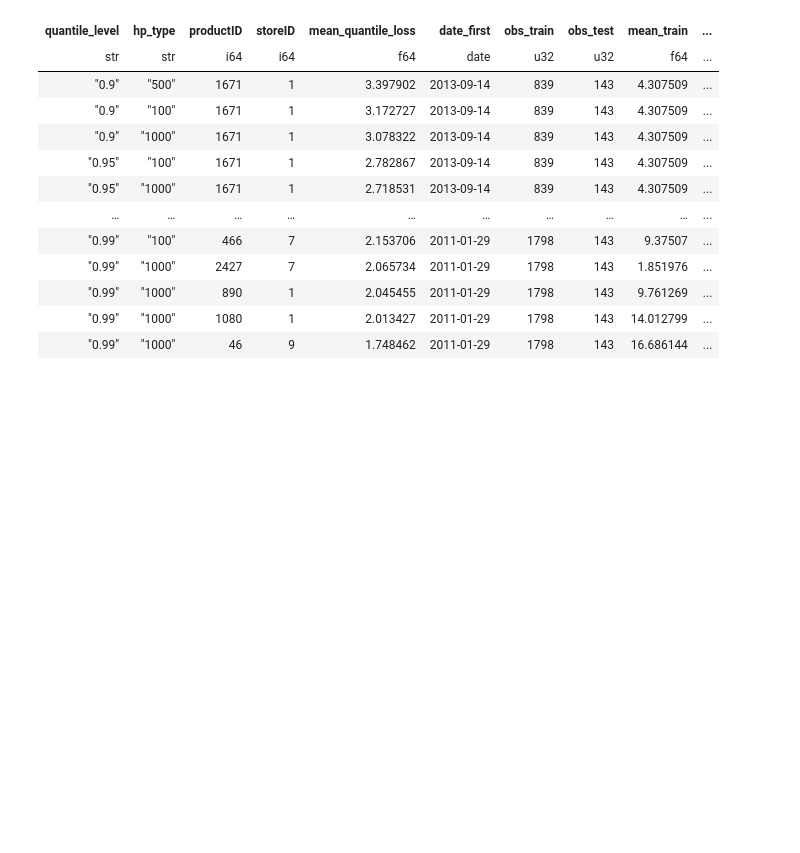
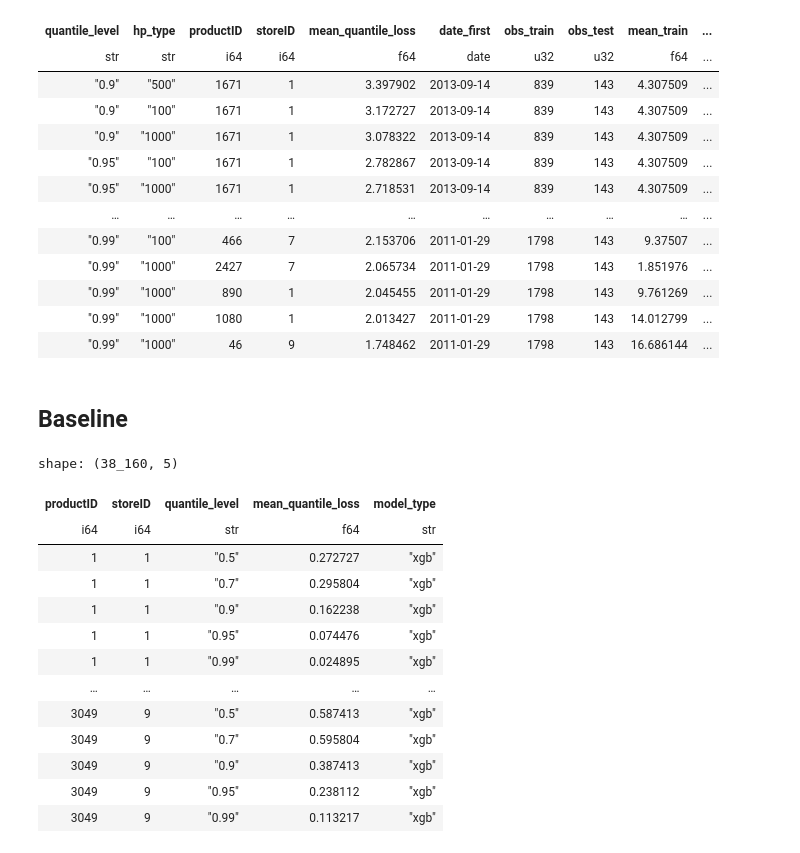
Before and after one commit to ivn23/bench-time, a Jupyter notebook: pipeline_test.ipynb, the cells around one changed output. Drawn from its saved outputs; the diff is of its cells as text; code cells hidden in the pictures; blank space fills up the shorter version.

```diff
--- a/pipeline_test.ipynb
+++ b/pipeline_test.ipynb
@@ -811,3 +830,5 @@ shape: (375, 11)
 | "0.99" | "1000" | 890 | 1 | 2.045455 | 2011-01-29 | 1798 | 143 | 9.761269 | ... |
 | "0.99" | "1000" | 1080 | 1 | 2.013427 | 2011-01-29 | 1798 | 143 | 14.012799 | ... |
 | "0.99" | "1000" | 46 | 9 | 1.748462 | 2011-01-29 | 1798 | 143 | 16.686144 | ... |
+# %% [markdown]
+## Baseline
@@ -813,0 +889,17 @@ shape: (375, 11)
+# %%
+experiment_xgb.sort(["productID", "storeID", "quantile_level"])
+# %% [output]
+shape: (38_160, 5)
+| productID | storeID | quantile_level | mean_quantile_loss | model_type |
+| i64 | i64 | str | f64 | str |
+| 1 | 1 | "0.5" | 0.272727 | "xgb" |
+| 1 | 1 | "0.7" | 0.295804 | "xgb" |
+| 1 | 1 | "0.9" | 0.162238 | "xgb" |
+| 1 | 1 | "0.95" | 0.074476 | "xgb" |
+| 1 | 1 | "0.99" | 0.024895 | "xgb" |
+| … | … | … | … | … |
+| 3049 | 9 | "0.5" | 0.587413 | "xgb" |
+| 3049 | 9 | "0.7" | 0.595804 | "xgb" |
+| 3049 | 9 | "0.9" | 0.387413 | "xgb" |
+| 3049 | 9 | "0.95" | 0.238112 | "xgb" |
+| 3049 | 9 | "0.99" | 0.113217 | "xgb" |
```
Also changed, not shown: parts of 14 cells of this notebook, 8 other files.
